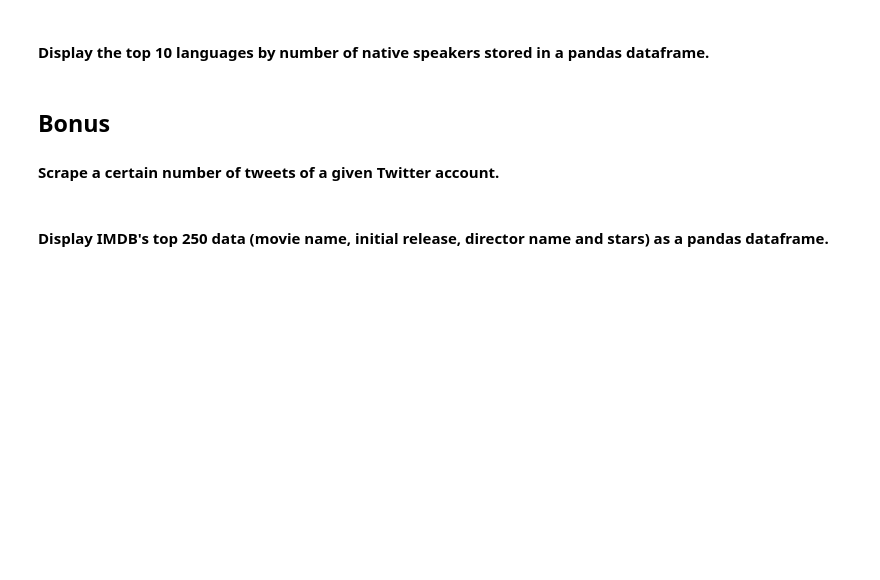
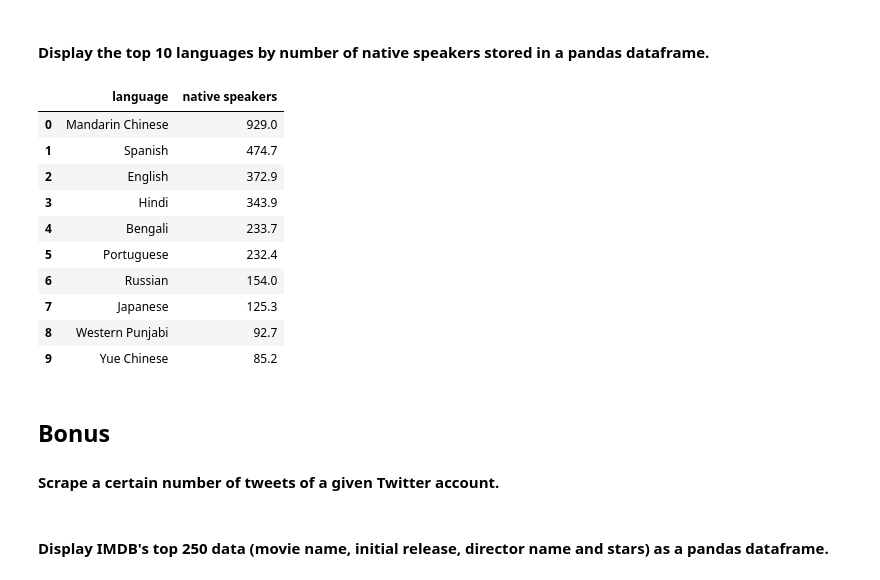
Before and after one commit to javiergispert/dataptmad0522_labs, a Jupyter notebook: extra-work/m1/lab-web-scraping/your-code/main.ipynb, the cells around one changed output. Drawn from its saved outputs; the diff is of its cells as text; code cells hidden in the pictures; blank space fills up the shorter version.

```diff
--- a/extra-work/m1/lab-web-scraping/your-code/main.ipynb
+++ b/extra-work/m1/lab-web-scraping/your-code/main.ipynb
@@ -346,0 +393,20 @@ url = 'https://www.wikipedia.org/'
+# %%
+# your code here
+response = requests.get(url)
+html = response.content
+parsed_html = bs4.BeautifulSoup(html, "html.parser")
+
+# table of languages
+tab_lang = parsed_html.find("div", {"class": "central-featured"})
+languages = tab_lang.find_all("div")
+
+# languages
+list_languages=[]
+for lang in languages:
+    dict_languages = {}
+    dict_languages["language"] = lang.find("strong").string
+    dict_languages["num articles"] = lang.find("bdi").string
+    list_languages.append(dict_languages)
+
+#list_languages
+l = [print(i["language"] + " - " + i["num articles"]) for i in list_languages]
@@ -361,3 +461,37 @@ url = 'https://en.wikipedia.org/wiki/List_of_languages_by_number_of_native_speak
+# %%
+# your code here
+# html
+response = requests.get(url)
+html = response.content
+parsed_html = bs4.BeautifulSoup(html, "html.parser")
+
+# table of languages
+tab_lang = parsed_html.find("table").find_all("tbody")[0].find_all("tr")[1:11]
+
+# list info languages and native speakers
+list_languages = []
+for tag in tab_lang:
+    dict_languages = {}
+    # language
+    dict_languages["language"] = tag.find_all("td")[1].find("a").string.strip()
+    # native speakers
+    dict_languages["native speakers"] = tag.find_all("td")[2].string.strip()
+    list_languages.append(dict_languages)
+
+df_languages = pd.DataFrame(list_languages)
+df_languages
+# %% [output]
+|  | language | native speakers |
+| 0 | Mandarin Chinese | 929.0 |
+| 1 | Spanish | 474.7 |
+| 2 | English | 372.9 |
+| 3 | Hindi | 343.9 |
+| 4 | Bengali | 233.7 |
+| 5 | Portuguese | 232.4 |
+| 6 | Russian | 154.0 |
+| 7 | Japanese | 125.3 |
+| 8 | Western Punjabi | 92.7 |
+| 9 | Yue Chinese | 85.2 |
 # %% [markdown]
 ## Bonus
 #### Scrape a certain number of tweets of a given Twitter account.
```
Also changed, not shown: parts of 10 cells of this notebook.
